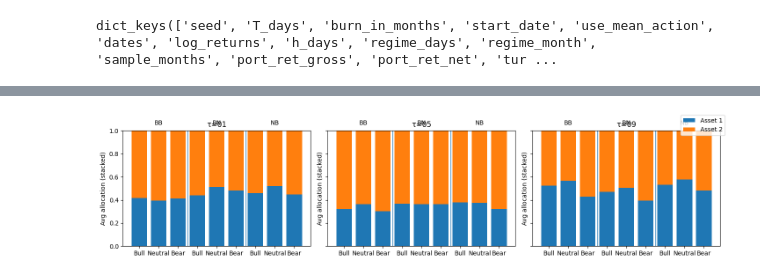
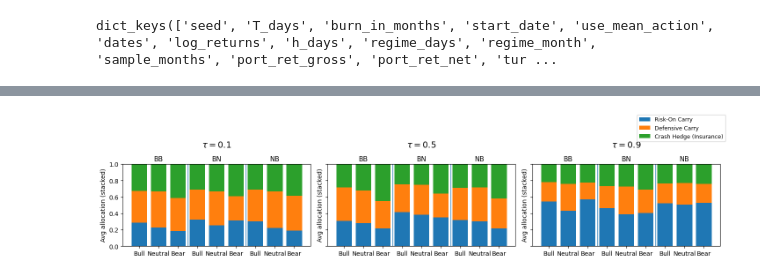
Before and after one commit to Attilasarkany/Q-A2C-Replication, a Jupyter notebook: Chapter2_model_comperison/compare_results_multiple_seed_rsvarvol.ipynb, the cells around one changed output, grey strips where cells are left out. Cells and saved outputs as stored; diff of their text form; code cells hidden in the pictures.

```diff
--- a/Chapter2_model_comperison/compare_results_multiple_seed_rsvarvol.ipynb
+++ b/Chapter2_model_comperison/compare_results_multiple_seed_rsvarvol.ipynb
@@ -397,0 +280,7 @@ nb_table
+# %%
+# regime_key - count of unique elements
+regime_days = np.asarray(nested_bull_neutral['01'][53][1]['regime_days'])
+unique, counts = np.unique(regime_days, return_counts=True)
+for u, c in zip(unique, counts):
+    print(f"Regime {u}: {c} days")
+# correct, Bull / Neutral- -- > we spend the most time hee by construction.
@@ -397,0 +291,7 @@ nb_table
+# %%
+# regime_key - count of unique elements
+regime_days = np.asarray(nested_neutral_bear['01'][53][1]['regime_days'])
+unique, counts = np.unique(regime_days, return_counts=True)
+for u, c in zip(unique, counts):
+    print(f"Regime {u}: {c} days")
+# correct, Neutral / Bear- -- > we spend the most time hee by construction.
@@ -398,6 +302,9 @@ nb_table
 # %%
 
+
 def _iter_payloads_for_tau(nested_scenario, tau_str):
+    # load the target tau policy and by train and
+    # test seed to get the desired variable of interest
     if tau_str not in nested_scenario:
         return
     by_train = nested_scenario[tau_str]
@@ -412,13 +319,18 @@ def _iter_payloads_for_tau(nested_scenario, tau_str):
 def avg_allocations_by_regime(nested_scenario, tau_str, weights_key="weights", regime_key="regime_days"):
     """
     Returns avg_w: (3, N) for regimes [Bull(0), Neutral(1), Bear(2)]
-    averaging over all (train_seed, test_seed) paths and weighting by #days in regime.
+    averaging over all (train_seed, test_seed) paths and weighting by the number of days in regime.
+    Monthly regimes with daily VAR-based returns, where everything is regime specific
+    average weights given the regime.
+    Note that the regime is the realized return regime not when the decision was made!!
+    How do we know the ordering?:
+
     """
     sum_w = None
     cnt = np.zeros(3, dtype=np.float64)
 
     for payload in _iter_payloads_for_tau(nested_scenario, tau_str):
-        w = payload.get(weights_key, None)
+        w = payload.get(weights_key, None) # if doesnt exist continue and return none
         k = payload.get(regime_key, None)
         if w is None or k is None:
             continue
@@ -437,7 +349,7 @@ def avg_allocations_by_regime(nested_scenario, tau_str, weights_key="weights", r
         N = w.shape[1]
         if sum_w is None:
             sum_w = np.zeros((3, N), dtype=np.float64)
-
+        # 0,1,2 regimes
         for reg in (0, 1, 2):
             mask = (k == reg)
             c = int(mask.sum())
@@ -450,33 +362,26 @@ def avg_allocations_by_regime(nested_scenario, tau_str, weights_key="weights", r
         raise ValueError(f"No usable payloads found for tau={tau_str} (check keys/paths).")
 
     avg_w = sum_w / np.maximum(cnt[:, None], 1.0)
+     # what was the average weight in each regime,
+    #averaged over all paths and weighted by the number of days in that regime across all paths
     # renormalize per regime
     avg_w = np.clip(avg_w, 0.0, np.inf)
+    row_sums = avg_w.sum(axis=1)
+    print("Row sums before renorm:", row_sums)
     avg_w /= np.maximum(avg_w.sum(axis=1, keepdims=True), 1e-12)
     return avg_w
 
-
-# ---------- plotting with correct ordering + labels ----------
+# rename these
 def plot_regime_allocations_panels(
     nested_by_scenario,
     tau_str_list=("01", "05", "09"),
     scenario_order=("BB", "BN", "NB"),
     regime_names=("Bull", "Neutral", "Bear"),
-    asset_names=("Asset 1", "Asset 2"),
+    #asset_names=("Asset 1", "Asset 2","Asset 3"),
+    asset_names=("Risk-On Carry", "Defensive Carry", "Crash Hedge (Insurance)"),
     title_prefix="τ=",
-):
-    """
-    For each tau subplot:
-      9 bars in order:
-        BB-Bull, BB-Neutral, BB-Bear,
-        BN-Bull, BN-Neutral, BN-Bear,
-        NB-Bull, NB-Neutral, NB-Bear
-    X labels:
-      - top row: BB / BN / NB over each 3-bar group
-      - bottom row: Bull Neutral Bear repeated
-    Legend:
-      - asset_names
-    """
+        ):
+
     n_taus = len(tau_str_list)
     fig, axes = plt.subplots(1, n_taus, figsize=(4.8 * n_taus, 3.4), sharey=True)
     if n_taus == 1:
@@ -487,12 +392,12 @@ def plot_regime_allocations_panels(
         blocks = []
         for scen in scenario_order:
             avg_w = avg_allocations_by_regime(nested_by_scenario[scen], tau_str)  # (3,N)
+            # for each tau we go through per scenario and get the average weights by regime.
             blocks.append(avg_w)
         W = np.vstack(blocks)  # (9,N)
 
         N = W.shape[1]
         if N != len(asset_names):
-            # keep plotting; just auto-name if mismatch
             asset_names_plot = [f"Asset {i+1}" for i in range(N)]
         else:
             asset_names_plot = list(asset_names)
@@ -504,7 +409,15 @@ def plot_regime_allocations_panels(
             bottom += W[:, j]
 
         ax.set_ylim(0, 1.0)
-        ax.set_title(f"{title_prefix}{tau_str}")
+
+        tau_val = int(tau_str) / 10.0
+        ax.text(
+            0.5, 1.18, rf"$\tau={tau_val:.1f}$",
+            transform=ax.transAxes,
+            ha="center", va="bottom",
+            fontsize=14, fontweight="bold"
+        )
+
         ax.set_ylabel("Avg allocation (stacked)")
 
         # bottom labels: Bull/Neutral/Bear repeated
@@ -517,16 +430,23 @@ def plot_regime_allocations_panels(
 
         # top labels (scenario) centered over each group of 3 bars
         for scen, cx in zip(scenario_order, [1, 4, 7]):
-            ax.text(cx, 1.04, scen, ha="center", va="bottom", transform=ax.get_xaxis_transform())
+            ax.text(
+                cx, 1.02, scen,
+                ha="center", va="bottom",
+                transform=ax.get_xaxis_transform(),
+                fontsize=11
+            )
 
         ax.margins(y=0.12)
 
     # one legend for whole figure
     handles, labels = axes[0].get_legend_handles_labels()
-    fig.legend(handles, labels, loc="upper right", frameon=True)
+    fig.legend(handles, labels, loc="upper right", frameon=True, fontsize=9)
 
-    plt.tight_layout()
+    # leave extra top space so τ labels are not clipped
+    fig.tight_layout(rect=[0, 0, 1, 0.90])
     plt.show()
+
 
 
 
@@ -541,6 +461,6 @@ plot_regime_allocations_panels(
     tau_str_list=("01", "05", "09"),
     scenario_order=("BB", "BN", "NB"),
     regime_names=("Bull", "Neutral", "Bear"),
-    asset_names=("Asset 1", "Asset 2"),  #
+    asset_names=("Risk-On Carry", "Defensive Carry", "Crash Hedge (Insurance)"),
 )
 # %% [output]
@@ -547 +476 @@ plot_regime_allocations_panels(
-[figure, old version]
+[figure, new version]
```
Also changed, not shown: parts of 27 cells of this notebook, 2 other files.
